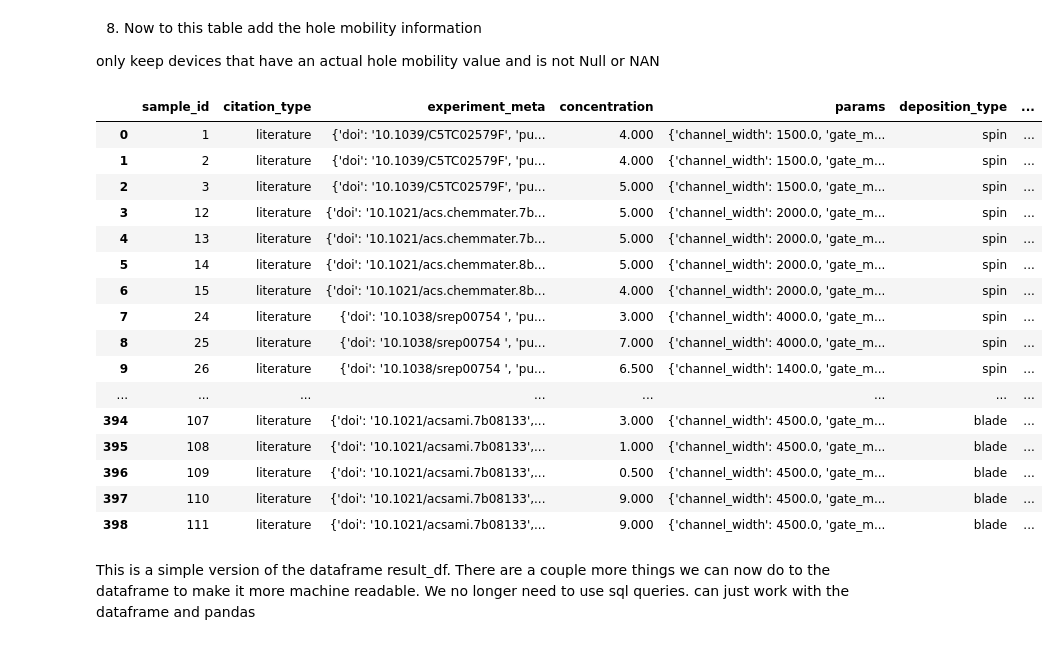
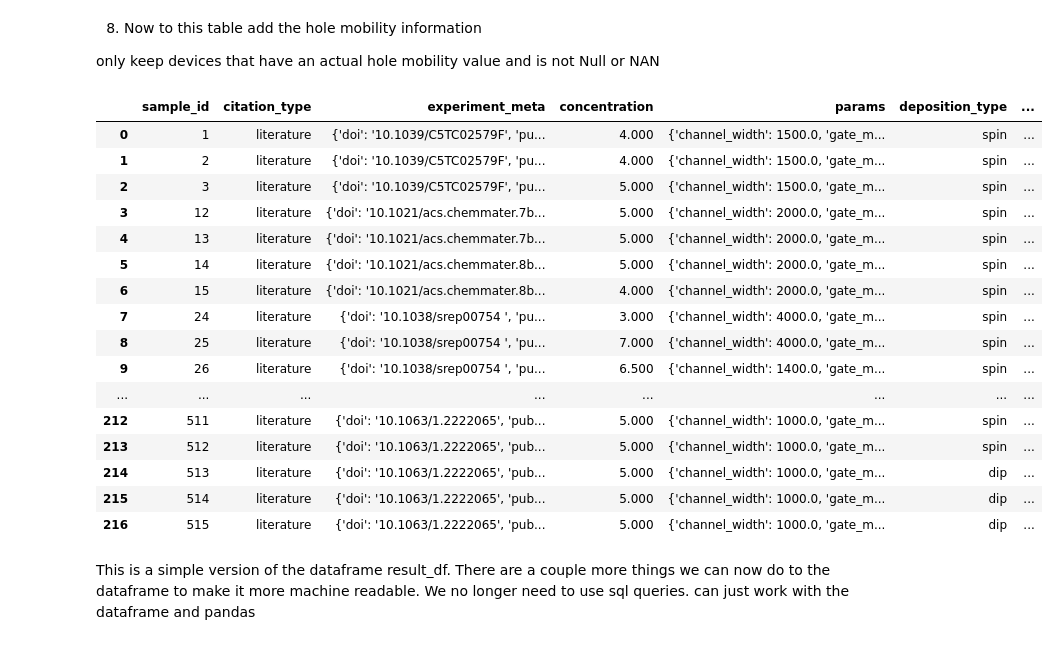
Before and after one commit to aaronliu64/ofet-db, a Jupyter notebook: pgpractice/Data Extraction For ML/ofet_db_Data_Extraction_MYL.ipynb, the cells around one changed output. Drawn from its saved outputs; the diff is of its cells as text; code cells hidden in the pictures.

```diff
--- a/pgpractice/Data Extraction For ML/ofet_db_Data_Extraction_MYL.ipynb
+++ b/pgpractice/Data Extraction For ML/ofet_db_Data_Extraction_MYL.ipynb
@@ -431,7 +431,7 @@ query = '''
         When sps.treatment_type is not NULL then '1'
         ELSE '1'
     END as substrate_pretreatment,
-    CAST (m.data -> 'hole mobility' ->> 'value' as float) as hole_mobility
+    CAST (m.data -> 'hole_mobility' ->> 'value' as float) as hole_mobility
 
     FROM
         SAMPLE as s
@@ -462,39 +462,41 @@ query = '''
         SUBSTRATE_PRETREAT sp on sp.substrate_pretreat_id =
         op.substrate_pretreat_id
     LEFT JOIN
         SUBSTRATE_PRETREAT_ORDER spo on spo.substrate_pretreat_id =
         sp.substrate_pretreat_id
     LEFT JOIN
         SUBSTRATE_PRETREAT_STEP sps on sps.substrate_pretreat_step_id =
         spo.substrate_pretreat_step_id
     LEFT JOIN
         MEASUREMENT m on s.sample_id = m.sample_id
     WHERE
-        sms.vol_frac=1 and smp.wt_frac=1;
+        sms.vol_frac=1 and smp.wt_frac= 1 and
+        m.measurement_type = 'transfer_curve' and
+        m.data -> 'hole_mobility' ->> 'value' is NOT NULL;
 
     '''
 
 result_df = read_select_query(query)
 
 result_df
 # %% [output]
 |  | sample_id | citation_type | experiment_meta | concentration | params | deposition_type | ... |
 | 0 | 1 | literature | {'doi': '10.1039/C5TC02579F', 'pu... | 4.000 | {'channel_width': 1500.0, 'gate_m... | spin | ... |
 | 1 | 2 | literature | {'doi': '10.1039/C5TC02579F', 'pu... | 4.000 | {'channel_width': 1500.0, 'gate_m... | spin | ... |
 | 2 | 3 | literature | {'doi': '10.1039/C5TC02579F', 'pu... | 5.000 | {'channel_width': 1500.0, 'gate_m... | spin | ... |
 | 3 | 12 | literature | {'doi': '10.1021/acs.chemmater.7b... | 5.000 | {'channel_width': 2000.0, 'gate_m... | spin | ... |
 | 4 | 13 | literature | {'doi': '10.1021/acs.chemmater.7b... | 5.000 | {'channel_width': 2000.0, 'gate_m... | spin | ... |
 | 5 | 14 | literature | {'doi': '10.1021/acs.chemmater.8b... | 5.000 | {'channel_width': 2000.0, 'gate_m... | spin | ... |
 | 6 | 15 | literature | {'doi': '10.1021/acs.chemmater.8b... | 4.000 | {'channel_width': 2000.0, 'gate_m... | spin | ... |
 | 7 | 24 | literature | {'doi': '10.1038/srep00754 ', 'pu... | 3.000 | {'channel_width': 4000.0, 'gate_m... | spin | ... |
 | 8 | 25 | literature | {'doi': '10.1038/srep00754 ', 'pu... | 7.000 | {'channel_width': 4000.0, 'gate_m... | spin | ... |
 | 9 | 26 | literature | {'doi': '10.1038/srep00754 ', 'pu... | 6.500 | {'channel_width': 1400.0, 'gate_m... | spin | ... |
 | ... | ... | ... | ... | ... | ... | ... | ... |
-| 394 | 107 | literature | {'doi': '10.1021/acsami.7b08133',... | 3.000 | {'channel_width': 4500.0, 'gate_m... | blade | ... |
-| 395 | 108 | literature | {'doi': '10.1021/acsami.7b08133',... | 1.000 | {'channel_width': 4500.0, 'gate_m... | blade | ... |
-| 396 | 109 | literature | {'doi': '10.1021/acsami.7b08133',... | 0.500 | {'channel_width': 4500.0, 'gate_m... | blade | ... |
-| 397 | 110 | literature | {'doi': '10.1021/acsami.7b08133',... | 9.000 | {'channel_width': 4500.0, 'gate_m... | blade | ... |
-| 398 | 111 | literature | {'doi': '10.1021/acsami.7b08133',... | 9.000 | {'channel_width': 4500.0, 'gate_m... | blade | ... |
+| 212 | 511 | literature | {'doi': '10.1063/1.2222065', 'pub... | 5.000 | {'channel_width': 1000.0, 'gate_m... | spin | ... |
+| 213 | 512 | literature | {'doi': '10.1063/1.2222065', 'pub... | 5.000 | {'channel_width': 1000.0, 'gate_m... | spin | ... |
+| 214 | 513 | literature | {'doi': '10.1063/1.2222065', 'pub... | 5.000 | {'channel_width': 1000.0, 'gate_m... | dip | ... |
+| 215 | 514 | literature | {'doi': '10.1063/1.2222065', 'pub... | 5.000 | {'channel_width': 1000.0, 'gate_m... | dip | ... |
+| 216 | 515 | literature | {'doi': '10.1063/1.2222065', 'pub... | 5.000 | {'channel_width': 1000.0, 'gate_m... | dip | ... |
 # %% [markdown]
 This is a simple version of the dataframe result_df. There are a couple more things we can now do to the dataframe to make it more machine readable. We no longer need to use sql queries. can just work with the dataframe and pandas
 # %% [markdown]
```
Also changed, not shown: parts of 2 cells of this notebook.
